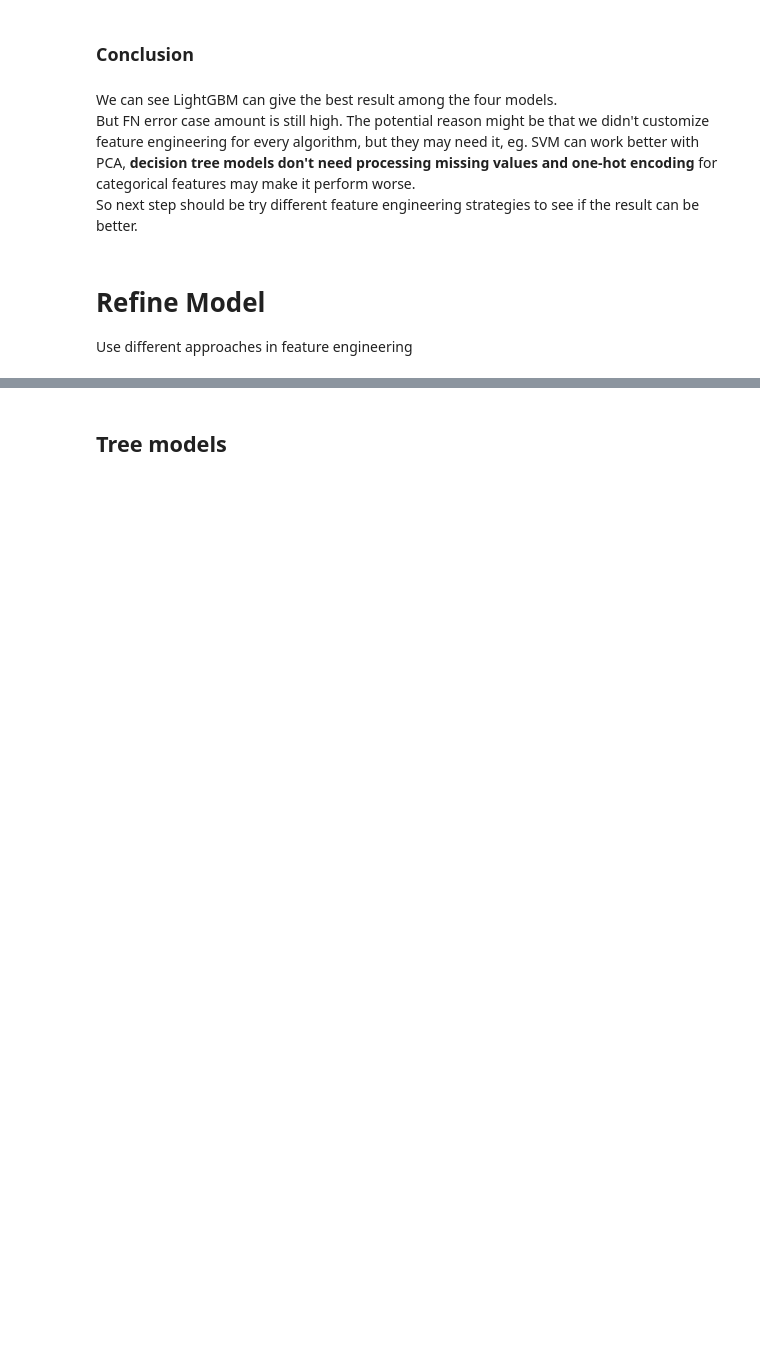
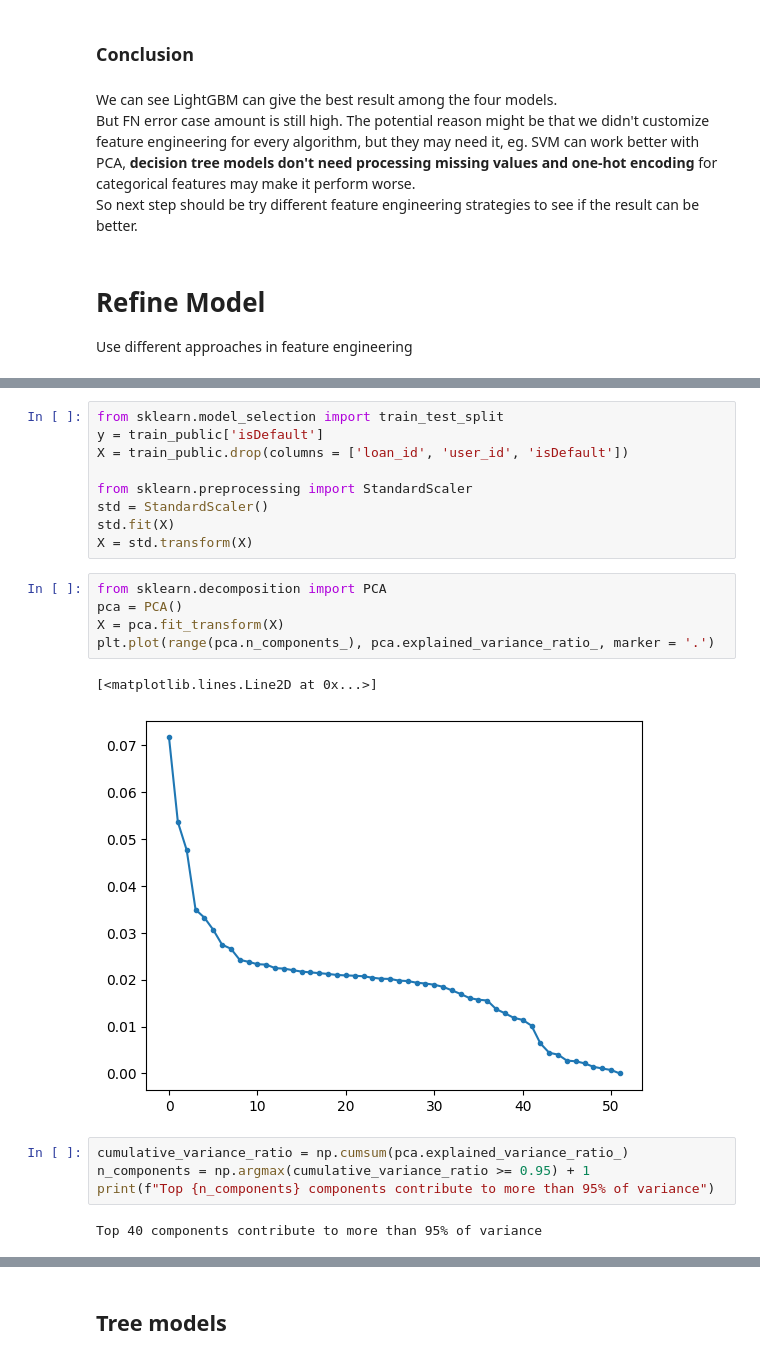
Before and after one commit to heimmer/profile, a Jupyter notebook: Loan_default_detect.ipynb, the cells around one changed output, grey strips where cells are left out. Cells and saved outputs as stored; diff of their text form; blank space fills up the shorter version.

```diff
--- a/Loan_default_detect.ipynb
+++ b/Loan_default_detect.ipynb
@@ -1328,0 +1338,23 @@ Use different approaches in feature engineering
+# %%
+from sklearn.model_selection import train_test_split
+y = train_public['isDefault']
+X = train_public.drop(columns = ['loan_id', 'user_id', 'isDefault'])
+
+from sklearn.preprocessing import StandardScaler
+std = StandardScaler()
+std.fit(X)
+X = std.transform(X)
+# %%
+from sklearn.decomposition import PCA
+pca = PCA()
+X = pca.fit_transform(X)
+plt.plot(range(pca.n_components_), pca.explained_variance_ratio_, marker = '.')
+# %% [output]
+[<matplotlib.lines.Line2D at 0x...>]
+[figure, added]
+# %%
+cumulative_variance_ratio = np.cumsum(pca.explained_variance_ratio_)
+n_components = np.argmax(cumulative_variance_ratio >= 0.95) + 1
+print(f"Top {n_components} components contribute to more than 95% of variance")
+# %% [output]
+Top 40 components contribute to more than 95% of variance
```
Also changed, not shown: parts of 38 cells of this notebook.
